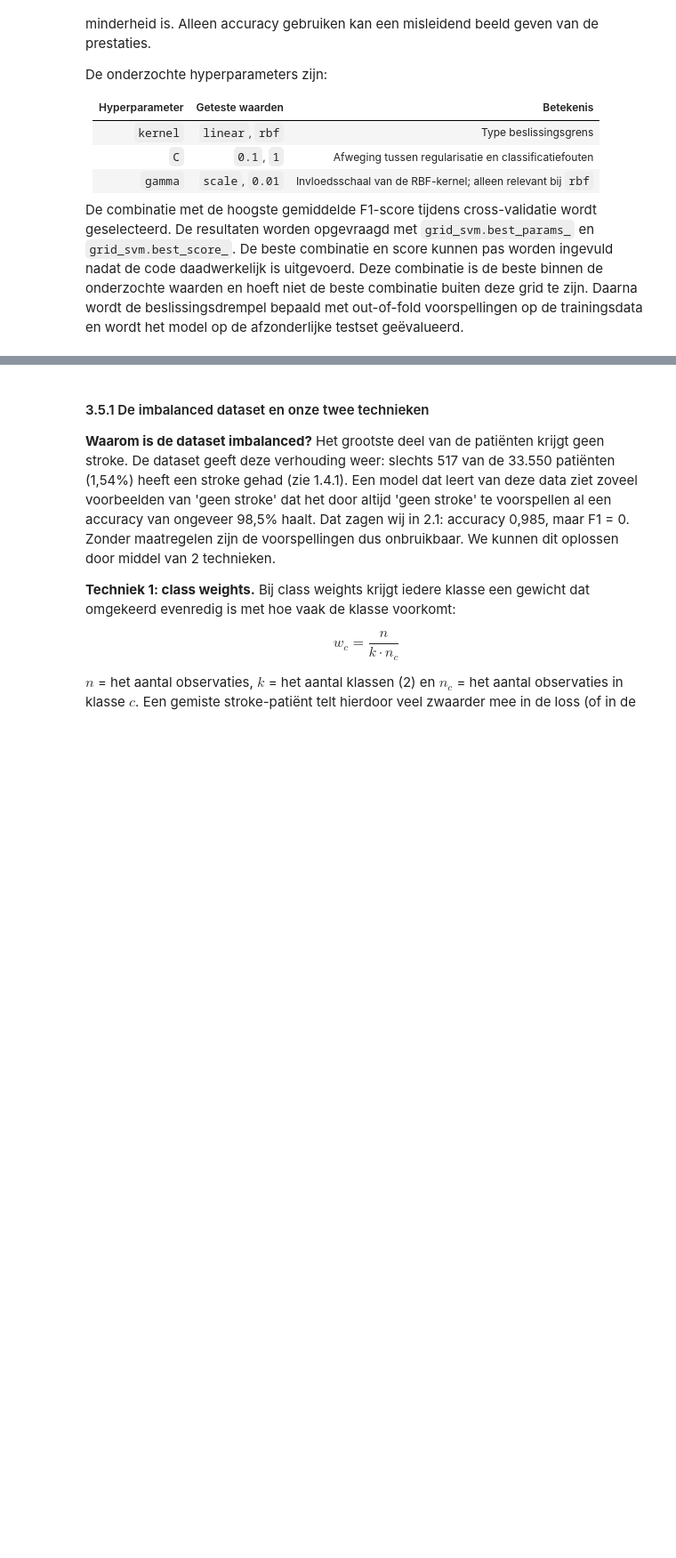
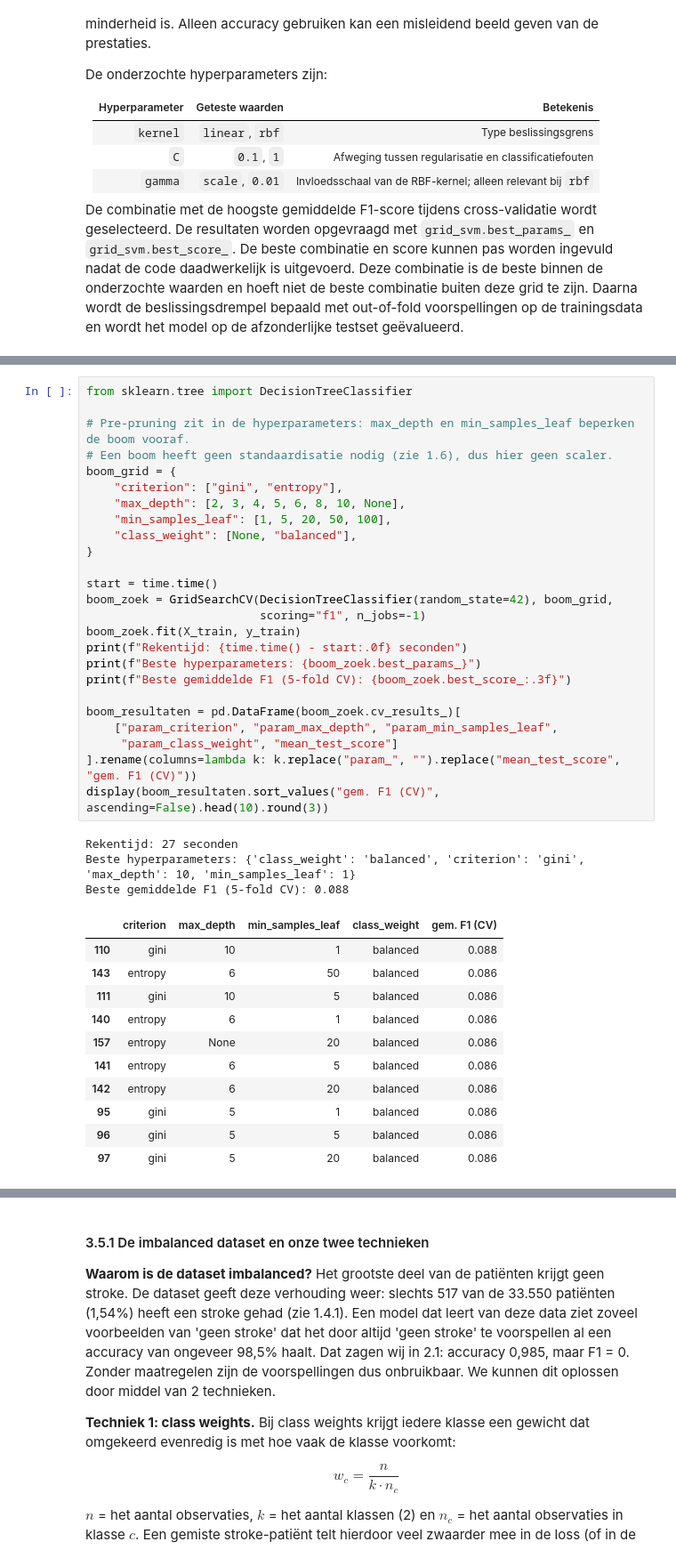
Before and after one commit to AlishaSR2k5/Machine-Learning-Portfolio-1, a Jupyter notebook: portfolio_opdracht_stroke.ipynb, the cells around one changed output, grey strips where cells are left out. Shown at 89% size. Saved outputs shown, nothing was run; the diff lists cells and outputs as text; blank space fills up the shorter version.

```diff
--- a/portfolio_opdracht_stroke.ipynb
+++ b/portfolio_opdracht_stroke.ipynb
@@ -1552,0 +1733,40 @@ De combinatie met de hoogste gemiddelde F1-score tijdens cross-validatie wordt g
+# %%
+from sklearn.tree import DecisionTreeClassifier
+
+# Pre-pruning zit in de hyperparameters: max_depth en min_samples_leaf beperken de boom vooraf.
+# Een boom heeft geen standaardisatie nodig (zie 1.6), dus hier geen scaler.
+boom_grid = {
+    "criterion": ["gini", "entropy"],
+    "max_depth": [2, 3, 4, 5, 6, 8, 10, None],
+    "min_samples_leaf": [1, 5, 20, 50, 100],
+    "class_weight": [None, "balanced"],
+}
+
+start = time.time()
+boom_zoek = GridSearchCV(DecisionTreeClassifier(random_state=42), boom_grid,
+                         scoring="f1", n_jobs=-1)
+boom_zoek.fit(X_train, y_train)
+print(f"Rekentijd: {time.time() - start:.0f} seconden")
+print(f"Beste hyperparameters: {boom_zoek.best_params_}")
+print(f"Beste gemiddelde F1 (5-fold CV): {boom_zoek.best_score_:.3f}")
+
+boom_resultaten = pd.DataFrame(boom_zoek.cv_results_)[
+    ["param_criterion", "param_max_depth", "param_min_samples_leaf",
+     "param_class_weight", "mean_test_score"]
+].rename(columns=lambda k: k.replace("param_", "").replace("mean_test_score", "gem. F1 (CV)"))
+display(boom_resultaten.sort_values("gem. F1 (CV)", ascending=False).head(10).round(3))
+# %% [output]
+Rekentijd: 27 seconden
+Beste hyperparameters: {'class_weight': 'balanced', 'criterion': 'gini', 'max_depth': 10, 'min_samples_leaf': 1}
+Beste gemiddelde F1 (5-fold CV): 0.088
+|  | criterion | max_depth | min_samples_leaf | class_weight | gem. F1 (CV) |
+| 110 | gini | 10 | 1 | balanced | 0.088 |
+| 143 | entropy | 6 | 50 | balanced | 0.086 |
+| 111 | gini | 10 | 5 | balanced | 0.086 |
+| 140 | entropy | 6 | 1 | balanced | 0.086 |
+| 157 | entropy | None | 20 | balanced | 0.086 |
+| 141 | entropy | 6 | 5 | balanced | 0.086 |
+| 142 | entropy | 6 | 20 | balanced | 0.086 |
+| 95 | gini | 5 | 1 | balanced | 0.086 |
+| 96 | gini | 5 | 5 | balanced | 0.086 |
+| 97 | gini | 5 | 20 | balanced | 0.086 |
```
Also changed, not shown: parts of 12 cells of this notebook.
